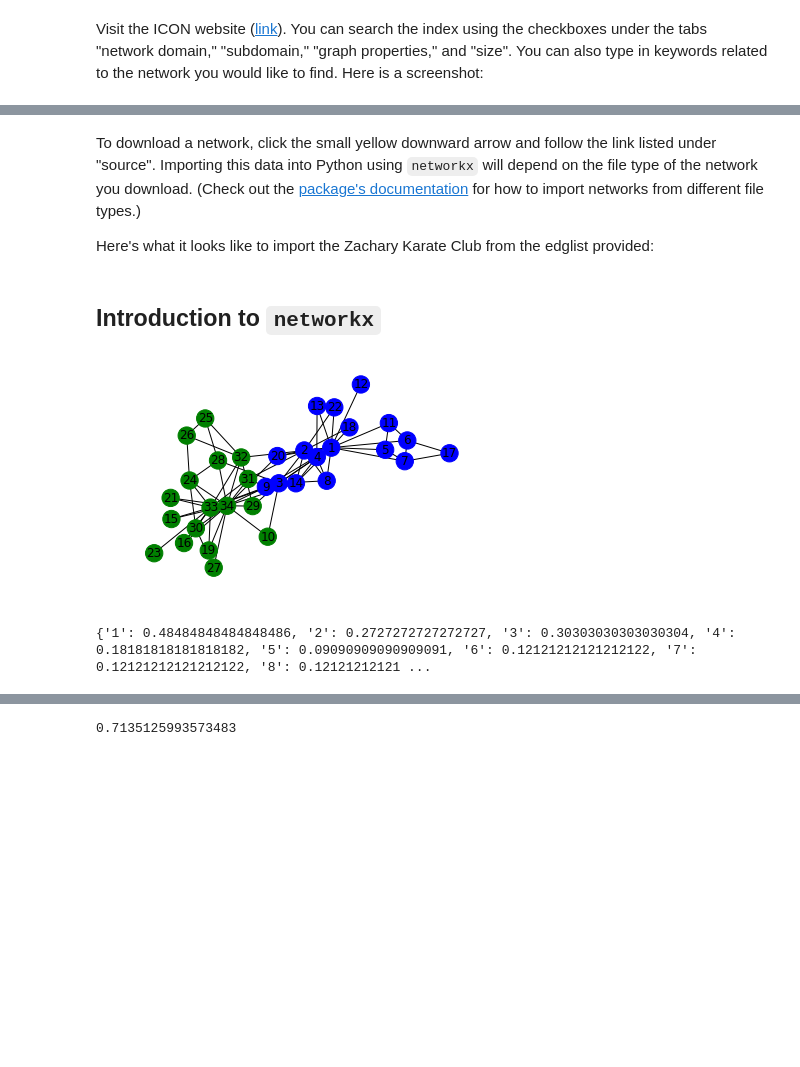
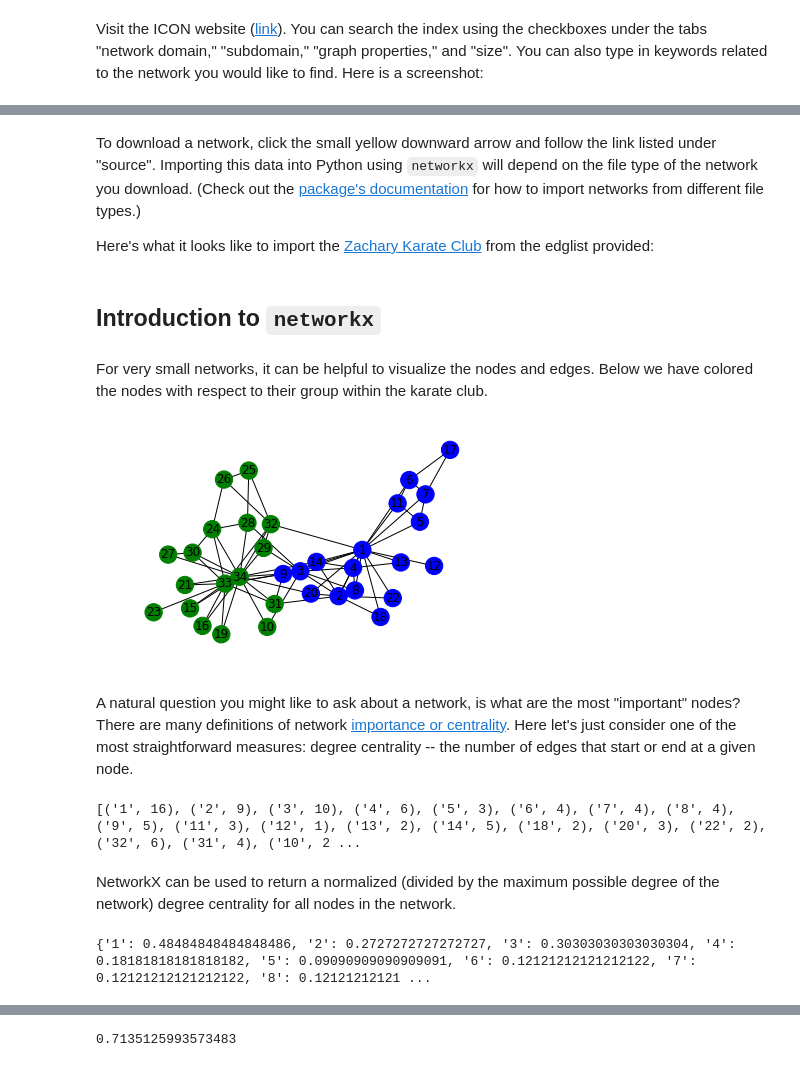
Before and after one commit to allisonmorgan/sicss_boulder, a Jupyter notebook: day_3/case_study_1.ipynb, the cells around one changed output, grey strips where cells are left out. Cells and saved outputs as stored; diff of their text form; code cells hidden in the pictures; blank space fills up the shorter version.

```diff
--- a/day_3/case_study_1.ipynb
+++ b/day_3/case_study_1.ipynb
@@ -42,10 +28,10 @@ Visit the ICON website (<a href="https://icon.colorado.edu/#!/networks">link</a>
 # %% [markdown]
 To download a network, click the small yellow downward arrow and follow the link listed under "source". Importing this data into Python using `networkx` will depend on the file type of the network you download. (Check out the <a href="https://networkx.github.io/documentation/stable/reference/readwrite/index.html">package's documentation</a> for how to import networks from different file types.)
 
-Here's what it looks like to import the Zachary Karate Club from the edglist provided:
+Here's what it looks like to import the [Zachary Karate Club](https://en.wikipedia.org/wiki/Zachary%27s_karate_club) from the edglist provided:
 # %%
 with open('karate_edges_77.txt', 'rb') as file:
-    G = nx.read_edgelist(file) # read in the edges
+    karate_club = nx.read_edgelist(file) # Read in the edges
 
 groups = {}
 with open('karate_groups.txt', 'r') as file:
@@ -53,23 +39,33 @@ with open('karate_groups.txt', 'r') as file:
         [node, group] = re.split(r'\t+', line.strip())
         groups[node] = int(group)
 
-nx.set_node_attributes(G, name = 'group', values = groups) # add attributes to the nodes (e.g. group membership)
+nx.set_node_attributes(karate_club, name = 'group', values = groups) # Add attributes to the nodes (e.g. group membership)
 # %% [markdown]
 ## Introduction to `networkx`
+# %% [markdown]
+For very small networks, it can be helpful to visualize the nodes and edges. Below we have colored the nodes with respect to their group within the karate club.
 # %%
-position = nx.spring_layout(G)
-nx.draw_networkx_labels(G, pos = position)
+position = nx.spring_layout(karate_club)
+nx.draw_networkx_labels(karate_club, pos = position)
 
-colors = [] # color the nodes acording to their group
-for attr in nx.get_node_attributes(G, 'group').values():
+colors = [] # Color the nodes acording to their group
+for attr in nx.get_node_attributes(karate_club, 'group').values():
     if attr == 1: colors.append('blue')
     else: colors.append('green')
 
-nx.draw(G, position, node_color = colors) # visualize the graph
+nx.draw(karate_club, position, node_color = colors) # Visualize the graph
 # %% [output]
-[figure, old version]
+[figure, new version]
-# %%
-degrees = nx.degree_centrality(G)  # to compute the degree centrality for all nodes in the graph
-print(degrees)
-# %% [output]
-{'1': 0.48484848484848486, '2': 0.2727272727272727, '3': 0.30303030303030304, '4': 0.18181818181818182, '5': 0.09090909090909091, '6': 0.12121212121212122, '7': 0.12121212121212122, '8': 0.12121212121 ...
+# %% [markdown]
+A natural question you might like to ask about a network, is what are the most "important" nodes? There are many definitions of network [importance or centrality](http://tuvalu.santafe.edu/~aaronc/courses/5352/csci5352_2017_L2.pdf). Here let's just consider one of the most straightforward measures: degree centrality -- the number of edges that start or end at a given node.
+# %%
+print([(n, karate_club.degree(n)) for n in karate_club.nodes()])
+# %% [output]
+[('1', 16), ('2', 9), ('3', 10), ('4', 6), ('5', 3), ('6', 4), ('7', 4), ('8', 4), ('9', 5), ('11', 3), ('12', 1), ('13', 2), ('14', 5), ('18', 2), ('20', 3), ('22', 2), ('32', 6), ('31', 4), ('10', 2 ...
+# %% [markdown]
+NetworkX can be used to return a normalized (divided by the maximum possible degree of the network) degree centrality for all nodes in the network.
+# %%
+degrees = nx.degree_centrality(karate_club)
+print(degrees)
+# %% [output]
+{'1': 0.48484848484848486, '2': 0.2727272727272727, '3': 0.30303030303030304, '4': 0.18181818181818182, '5': 0.09090909090909091, '6': 0.12121212121212122, '7': 0.12121212121212122, '8': 0.12121212121 ...
```
Also changed, not shown: parts of 7 cells of this notebook, 7 other files.
